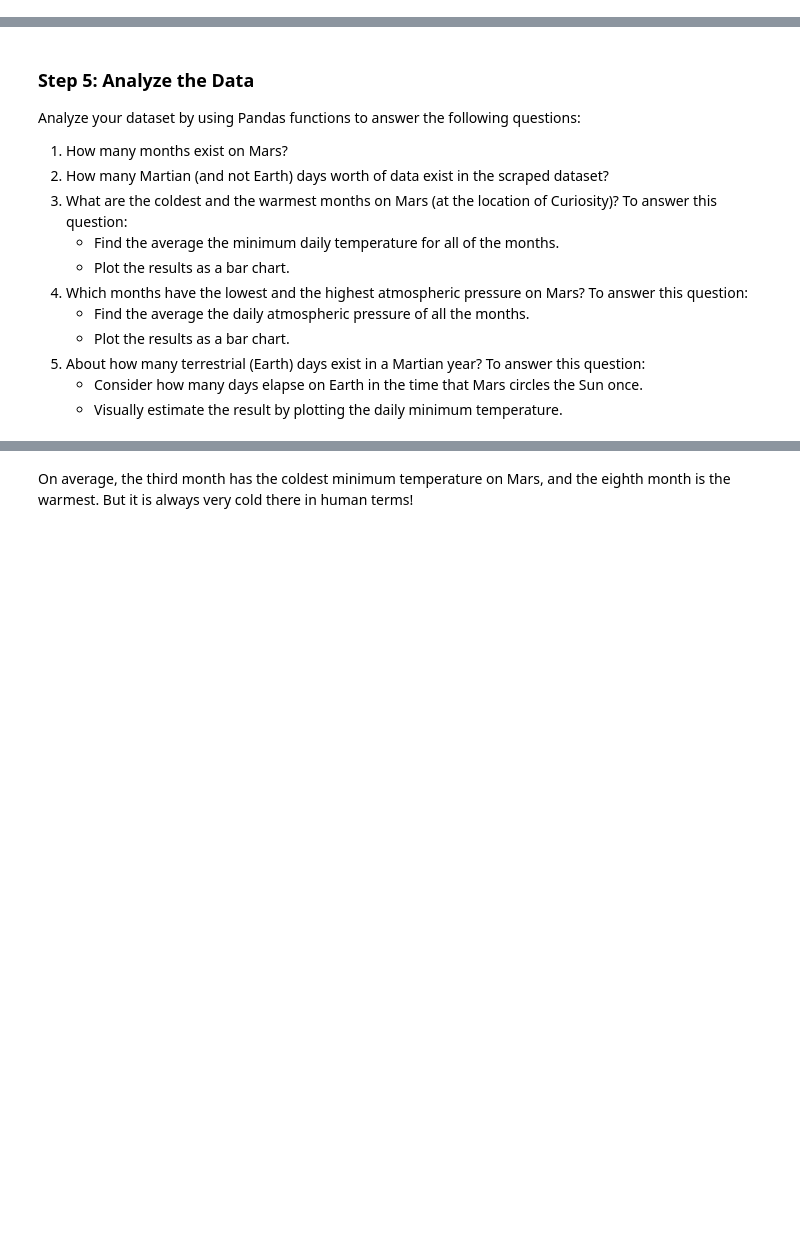
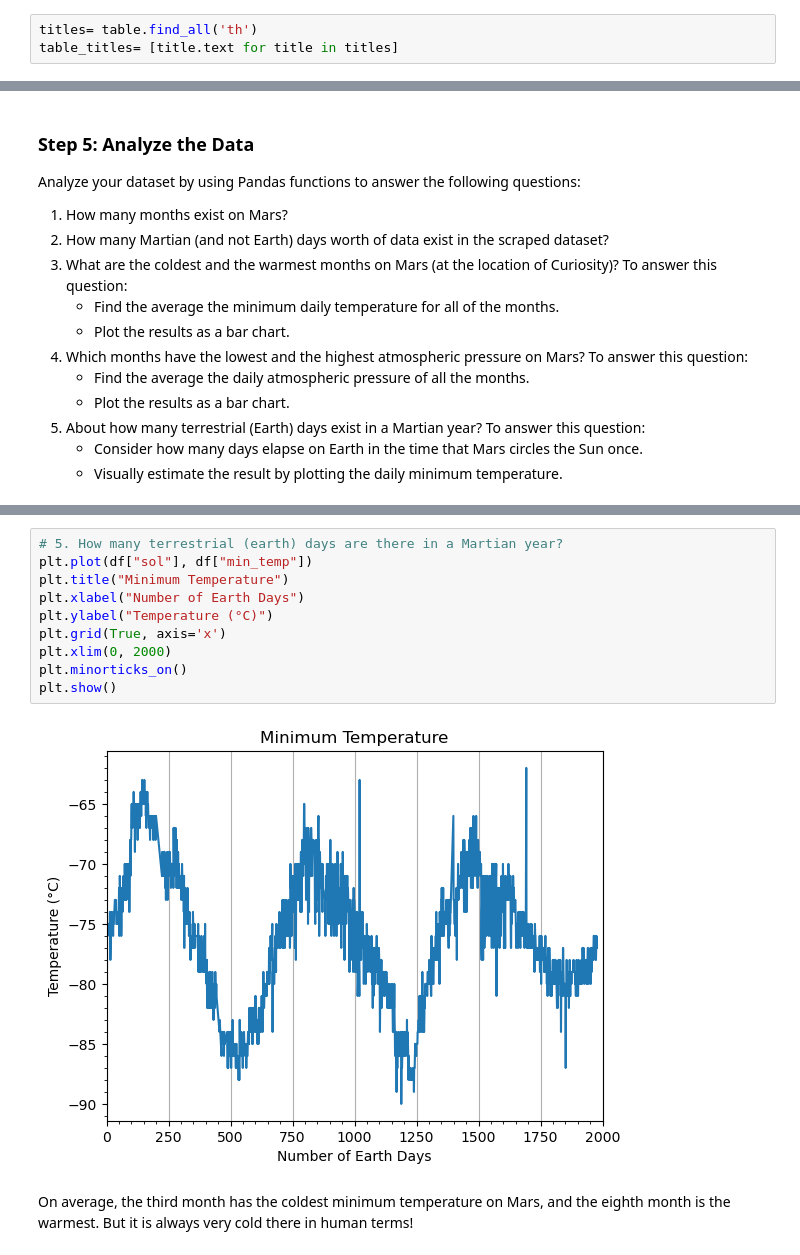
Before and after one commit to caraujo94/Module-11-Challenge, a Jupyter notebook: Starter_Code/part_2_mars_weather.ipynb, the cells around one changed output, grey strips where cells are left out. Saved outputs shown, nothing was run; the diff lists cells and outputs as text; blank space fills up the shorter version.

```diff
--- a/Starter_Code/part_2_mars_weather.ipynb
+++ b/Starter_Code/part_2_mars_weather.ipynb
@@ -54,5 +58,8 @@ Assemble the scraped data into a Pandas DataFrame. The columns should have the s
 * `month`: the Martian month
 * `min_temp`: the minimum temperature, in Celsius, of a single Martian day (sol)
 * `pressure`: The atmospheric pressure at Curiosity's location
+# %%
+titles= table.find_all('th')
+table_titles= [title.text for title in titles]
 # %%
 # Create an empty list
@@ -188,3 +244,15 @@ Name: pressure, dtype: float64
+# %%
+# 5. How many terrestrial (earth) days are there in a Martian year?
+plt.plot(df["sol"], df["min_temp"])
+plt.title("Minimum Temperature")
+plt.xlabel("Number of Earth Days")
+plt.ylabel("Temperature (°C)")
+plt.grid(True, axis='x')
+plt.xlim(0, 2000)
+plt.minorticks_on()
+plt.show()
+# %% [output]
+[figure, added]
 # %% [markdown]
 On average, the third month has the coldest minimum temperature on Mars, and the eighth month is the warmest. But it is always very cold there in human terms!
 # %% [markdown]
```
Also changed, not shown: parts of 21 cells of this notebook, 1 other file.
